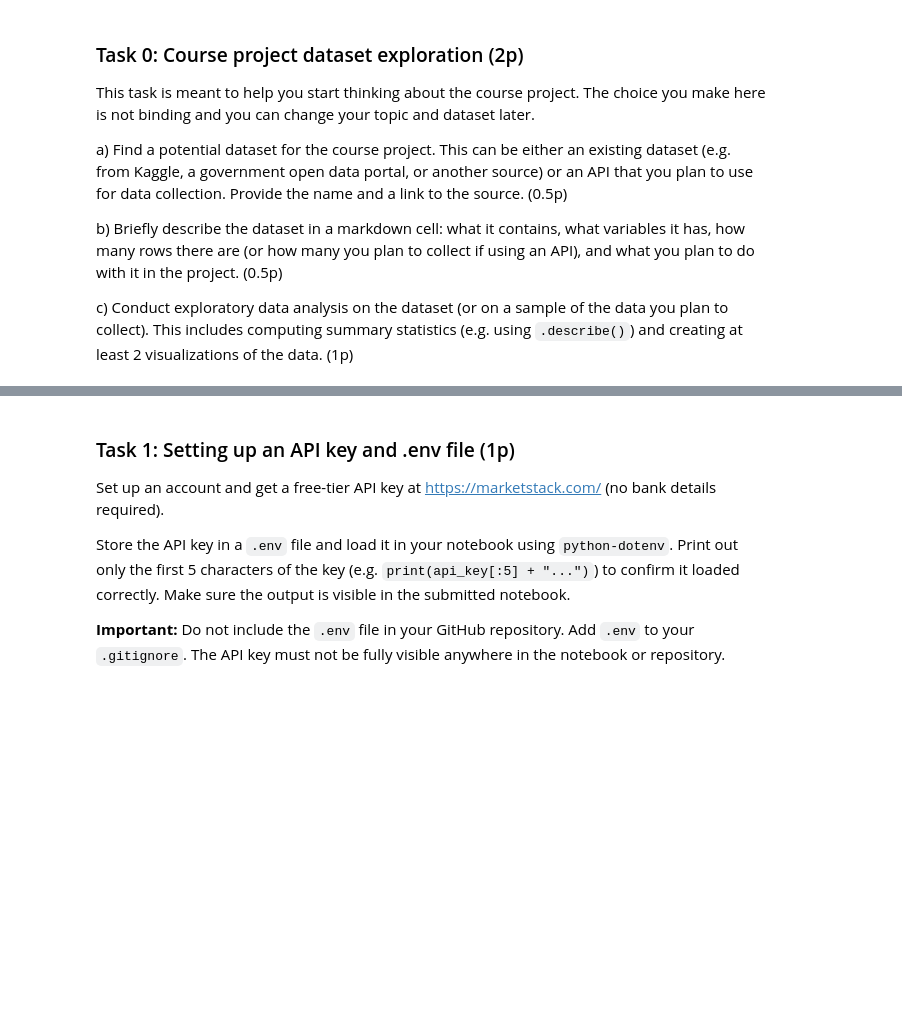
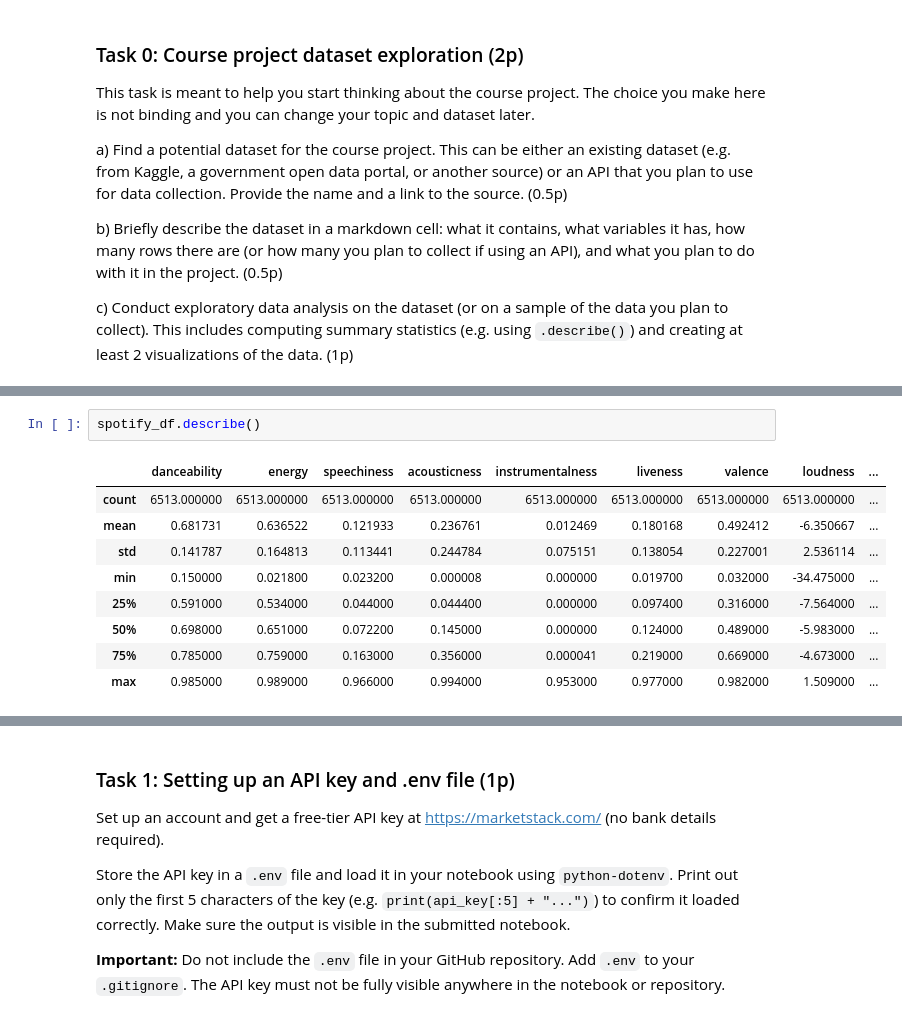
Before and after one commit to stavroulaalex/Python-BusinessIntelligence-Stav, a Jupyter notebook: assignments/assignment2/assignment2.ipynb, the cells around one changed output, grey strips where cells are left out. Cells and saved outputs as stored; diff of their text form; blank space fills up the shorter version.

```diff
--- a/assignments/assignment2/assignment2.ipynb
+++ b/assignments/assignment2/assignment2.ipynb
@@ -62,0 +112,12 @@ c) Conduct exploratory data analysis on the dataset (or on a sample of the data
+# %%
+spotify_df.describe()
+# %% [output]
+|  | danceability | energy | speechiness | acousticness | instrumentalness | liveness | valence | loudness | ... |
+| count | 6513.000000 | 6513.000000 | 6513.000000 | 6513.000000 | 6513.000000 | 6513.000000 | 6513.000000 | 6513.000000 | ... |
+| mean | 0.681731 | 0.636522 | 0.121933 | 0.236761 | 0.012469 | 0.180168 | 0.492412 | -6.350667 | ... |
+| std | 0.141787 | 0.164813 | 0.113441 | 0.244784 | 0.075151 | 0.138054 | 0.227001 | 2.536114 | ... |
+| min | 0.150000 | 0.021800 | 0.023200 | 0.000008 | 0.000000 | 0.019700 | 0.032000 | -34.475000 | ... |
+| 25% | 0.591000 | 0.534000 | 0.044000 | 0.044400 | 0.000000 | 0.097400 | 0.316000 | -7.564000 | ... |
+| 50% | 0.698000 | 0.651000 | 0.072200 | 0.145000 | 0.000000 | 0.124000 | 0.489000 | -5.983000 | ... |
+| 75% | 0.785000 | 0.759000 | 0.163000 | 0.356000 | 0.000041 | 0.219000 | 0.669000 | -4.673000 | ... |
+| max | 0.985000 | 0.989000 | 0.966000 | 0.994000 | 0.953000 | 0.977000 | 0.982000 | 1.509000 | ... |
```
Also changed, not shown: parts of 15 cells of this notebook, 2 other files.
